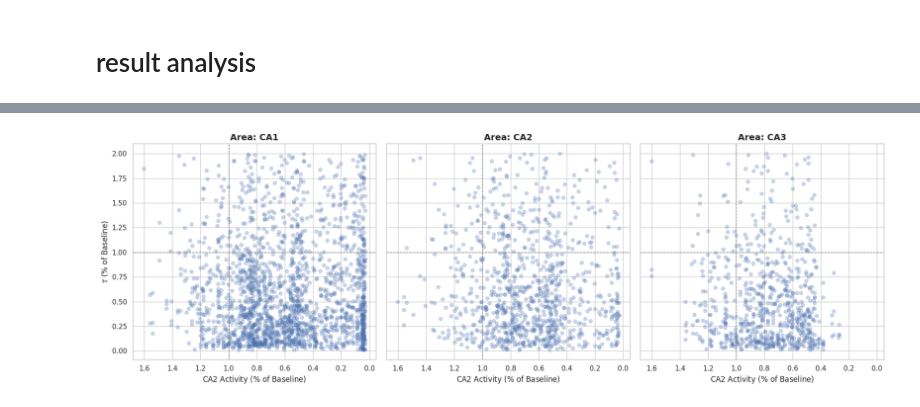
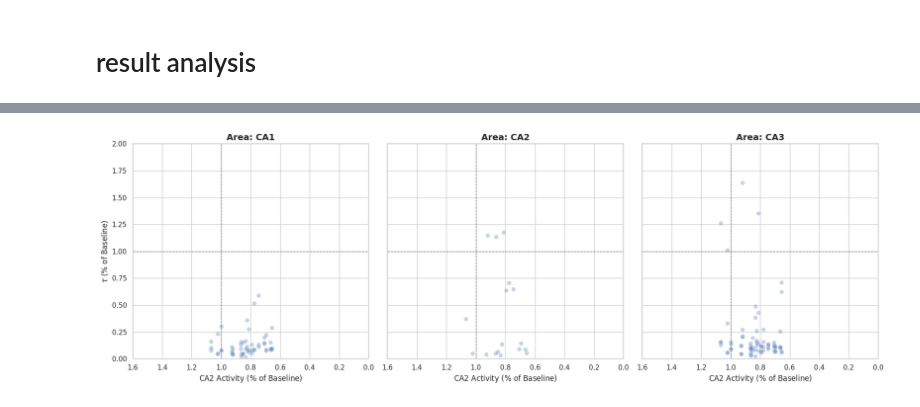
Before and after one commit to Vincentaufgithub/criticality_2, a Jupyter notebook: McHugh_reanalysis_feb26/mr_estimator_pre_post.ipynb, the cells around one changed output, grey strips where cells are left out. Cells and saved outputs as stored; diff of their text form; code cells hidden in the pictures.

```diff
--- a/McHugh_reanalysis_feb26/mr_estimator_pre_post.ipynb
+++ b/McHugh_reanalysis_feb26/mr_estimator_pre_post.ipynb
@@ -299,5 +304,5 @@ result_df.to_parquet('/groups/cns/share/Vincent/McHugh_lab/CA2Cre_DREADD/result_
 # %% [markdown]
 # result analysis
 # %%
-result_df = pd.read_parquet('/groups/cns/share/Vincent/McHugh_lab/CA2Cre_DREADD/result_df_march_26_control.parquet')
+result_df = pd.read_parquet('/groups/cns/share/Vincent/McHugh_lab/CA2Cre_DREADD/result_df_march_26.parquet')
 result_df = result_df[result_df['Tau'] <= 3000]
@@ -426,31 +620,33 @@ for i, area in enumerate(areas):
     # Filter data for the specific area
     subset = plot_df[plot_df['Area'] == area]
 
     # Create the scatter plot
     sns.scatterplot(
         data=subset,
         x='ca2_activity_percentage',
         y='tau_percentage',
         ax=axes[i],
         alpha=0.3,
         edgecolor=None
     )
 
     # Add a reference line at 1.0 (100%) for both axes
     axes[i].axvline(1, color='gray', linestyle='--', linewidth=1)
     axes[i].axhline(1, color='gray', linestyle='--', linewidth=1)
 
     # Titles and Labels
     axes[i].set_title(f'Area: {area}', fontsize=14, fontweight='bold')
     axes[i].set_xlabel('CA2 Activity ($\%$ of Baseline)', fontsize=12)
 
     # Only label the first y-axis since they share it
     if i == 0:
         axes[i].set_ylabel(r'$\tau$ ($\%$ of Baseline)', fontsize=12)
 
 
+for ax in axes: ax.set_xlim(0, 1.6)
+for ax in axes: ax.set_ylim(0, 2)
 for ax in axes: ax.invert_xaxis()
 
 plt.tight_layout()
 # %% [output]
-[figure, old version]
+[figure, new version]
```
Also changed, not shown: parts of 10 cells of this notebook, 2 other files.
